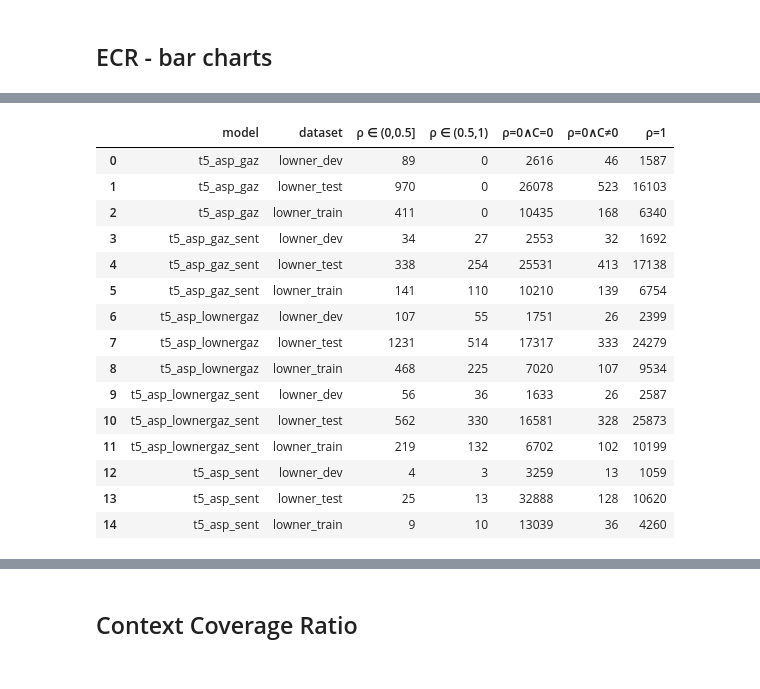
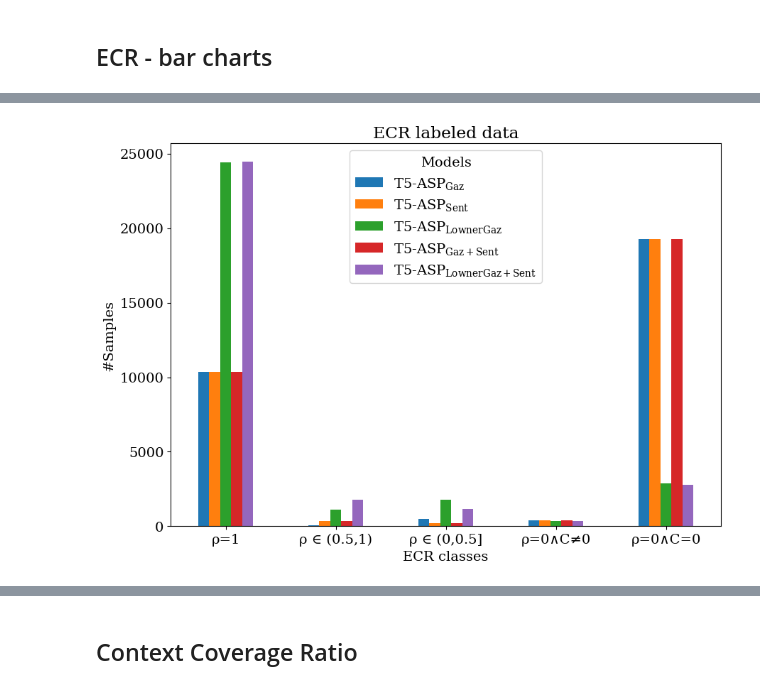
Before and after one commit to roebbert92/thesis, a Jupyter notebook: evaluations/01_performance.ipynb, the cells around one changed output, grey strips where cells are left out. Saved outputs shown, nothing was run; the diff lists cells and outputs as text; code cells hidden in the pictures.

```diff
--- a/evaluations/01_performance.ipynb
+++ b/evaluations/01_performance.ipynb
@@ -441,22 +395,19 @@ labeled_data_ecr_sample_df
-# %%
-from evaluations.performance_01 import get_search_results_data_ecr
-
-search_results_data_ecr = get_search_results_data_ecr()
-search_results_data_ecr
-# %% [output]
-|  | model | dataset | ρ ∈ (0,0.5] | ρ ∈ (0.5,1) | ρ=0∧C=0 | ρ=0∧C≠0 | ρ=1 |
-| 0 | t5_asp_gaz | lowner_dev | 89 | 0 | 2616 | 46 | 1587 |
-| 1 | t5_asp_gaz | lowner_test | 970 | 0 | 26078 | 523 | 16103 |
-| 2 | t5_asp_gaz | lowner_train | 411 | 0 | 10435 | 168 | 6340 |
-| 3 | t5_asp_gaz_sent | lowner_dev | 34 | 27 | 2553 | 32 | 1692 |
-| 4 | t5_asp_gaz_sent | lowner_test | 338 | 254 | 25531 | 413 | 17138 |
-| 5 | t5_asp_gaz_sent | lowner_train | 141 | 110 | 10210 | 139 | 6754 |
-| 6 | t5_asp_lownergaz | lowner_dev | 107 | 55 | 1751 | 26 | 2399 |
-| 7 | t5_asp_lownergaz | lowner_test | 1231 | 514 | 17317 | 333 | 24279 |
-| 8 | t5_asp_lownergaz | lowner_train | 468 | 225 | 7020 | 107 | 9534 |
-| 9 | t5_asp_lownergaz_sent | lowner_dev | 56 | 36 | 1633 | 26 | 2587 |
-| 10 | t5_asp_lownergaz_sent | lowner_test | 562 | 330 | 16581 | 328 | 25873 |
-| 11 | t5_asp_lownergaz_sent | lowner_train | 219 | 132 | 6702 | 102 | 10199 |
-| 12 | t5_asp_sent | lowner_dev | 4 | 3 | 3259 | 13 | 1059 |
-| 13 | t5_asp_sent | lowner_test | 25 | 13 | 32888 | 128 | 10620 |
-| 14 | t5_asp_sent | lowner_train | 9 | 10 | 13039 | 36 | 4260 |
+# %%
+# ECR - labeled data - 5 classes
+from evaluations.performance_01 import get_labeled_data_entity_coverage, get_ecr_plotable_table
+import matplotlib.pyplot as plt
+
+# plt.rcParams.update({
+#     'mathtext.default': 'regular',
+#     "mathtext.fontset":"cm",
+#     "font.family": "serif",
+#     "font.size": 14
+# })
+
+labeled_data_ecr_df = get_labeled_data_entity_coverage()
+LATEX_THESIS_PATH = "/Users/robinloebbert/OneDrive/Studium/Master/Masterarbeit/Thesis"
+
+get_ecr_plotable_table(labeled_data_ecr_df, "lowner_test").plot(kind="bar", figsize=(10, 7), title="ECR labeled data", ylabel="#Samples", xlabel="ECR classes", rot=0.0)
+plt.savefig(os.path.join(LATEX_THESIS_PATH, "drawings", "01_performance", "ecr_labeled_data.png"), dpi=300)
+# %% [output]
+[figure, added]
```
Also changed, not shown: parts of 3 cells of this notebook, 2 other files.
